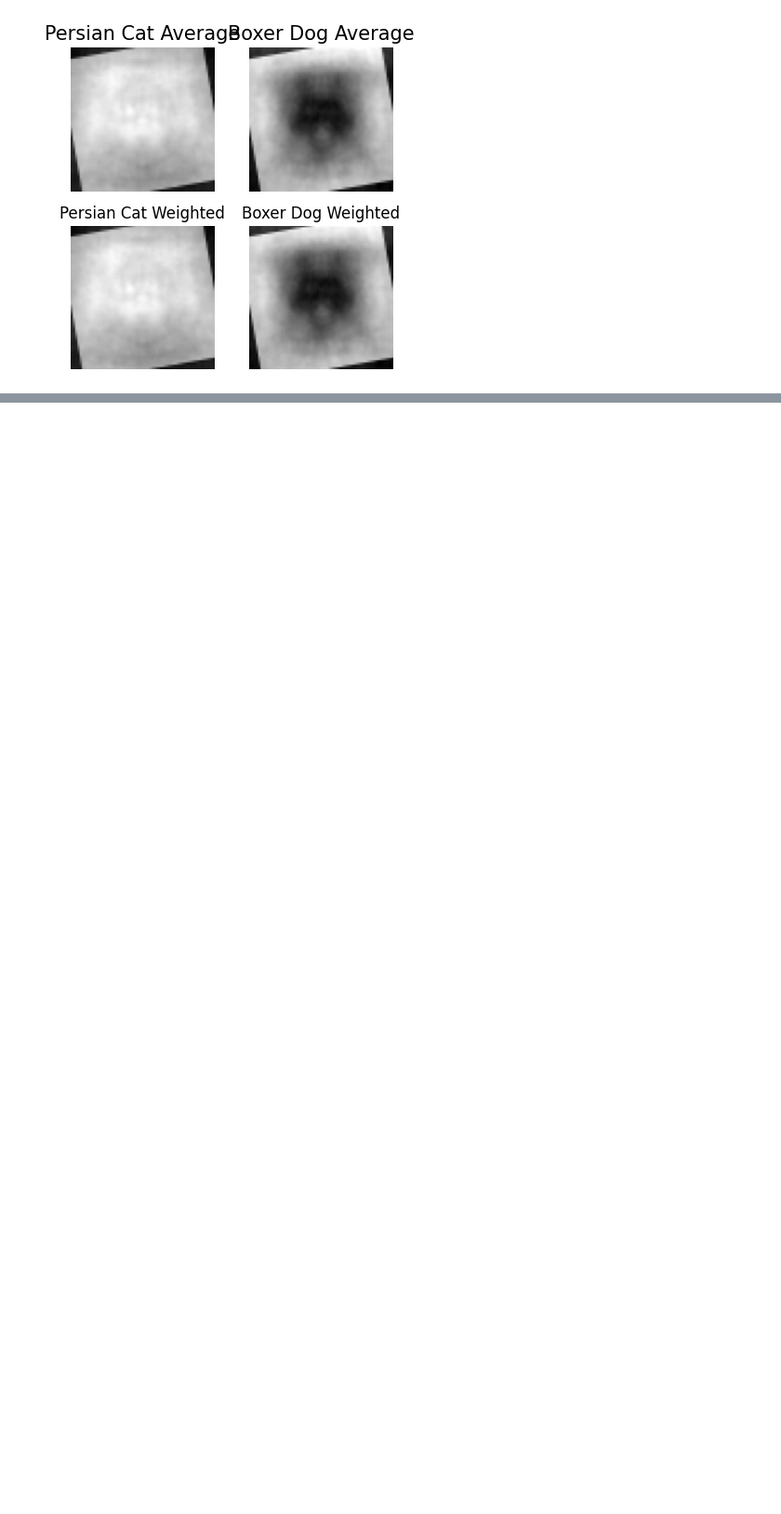
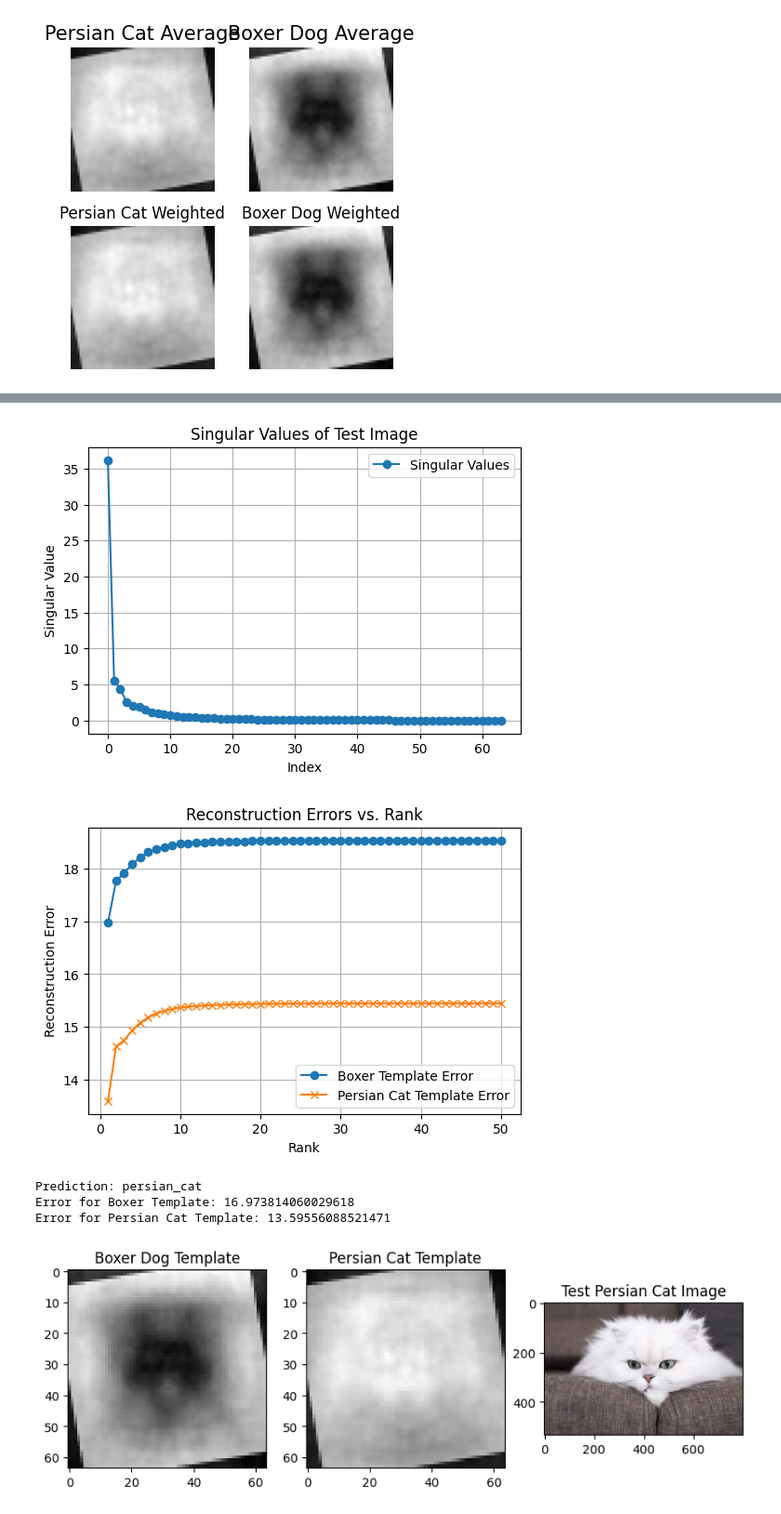
Before and after one commit to Yomna-Abdelmegeed/Image-Classification-Using-SVD-and-Augmentation, a Jupyter notebook: main.ipynb, the cells around one changed output, grey strips where cells are left out. Shown at 93% size. Saved outputs shown, nothing was run; the diff lists cells and outputs as text; code cells hidden in the pictures; blank space fills up the shorter version.

Commit message:
Implement dynamic rank selection and classification workflow

```diff
--- a/main.ipynb
+++ b/main.ipynb
@@ -825,0 +830,15 @@ plt.show()
+# %%
+# Function to compute dynamic rank selection for test image
+def compute_dynamic_rank(test_image, template):
+    U, S, VT = svd(test_image, full_matrices=False)
+
+    def rank_error(k):
+        U_k = U[:, :k]
+        S_k = np.diag(S[:k])
+        VT_k = VT[:k, :]
+        test_img_approx = np.dot(U_k, np.dot(S_k, VT_k))
+        return np.linalg.norm(test_img_approx - template)
+
+    # Try all possible ranks and minimize the error
+    best_rank = min(range(1, min(test_image.shape) + 1), key=rank_error)
+    return best_rank
@@ -825,0 +928,28 @@ plt.show()
+# %%
+test_image_path = 'test_cat.jpg'
+prediction, error_boxer, error_persian_cat = classify_image(test_image_path, boxer_weighted_template, persian_cat_weighted_template)
+
+# Display results
+print("Prediction:", prediction)
+print("Error for Boxer Template:", error_boxer)
+print("Error for Persian Cat Template:", error_persian_cat)
+
+# Visualize templates and test image
+plt.figure(figsize=(10, 4))
+plt.subplot(1, 3, 1)
+plt.imshow(boxer_weighted_template, cmap='gray')
+plt.title("Boxer Dog Template")
+plt.subplot(1, 3, 2)
+plt.imshow(persian_cat_weighted_template, cmap='gray')
+plt.title("Persian Cat Template")
+plt.subplot(1, 3, 3)
+plt.imshow(io.imread(test_image_path), cmap='gray')
+plt.title("Test Persian Cat Image")
+plt.show()
+# %% [output]
+[figure, added]
+[figure, added]
+Prediction: persian_cat
+Error for Boxer Template: 16.973814060029618
+Error for Persian Cat Template: 13.59556088521471
+[figure, added]
```
Also changed, not shown: parts of 8 cells of this notebook.
